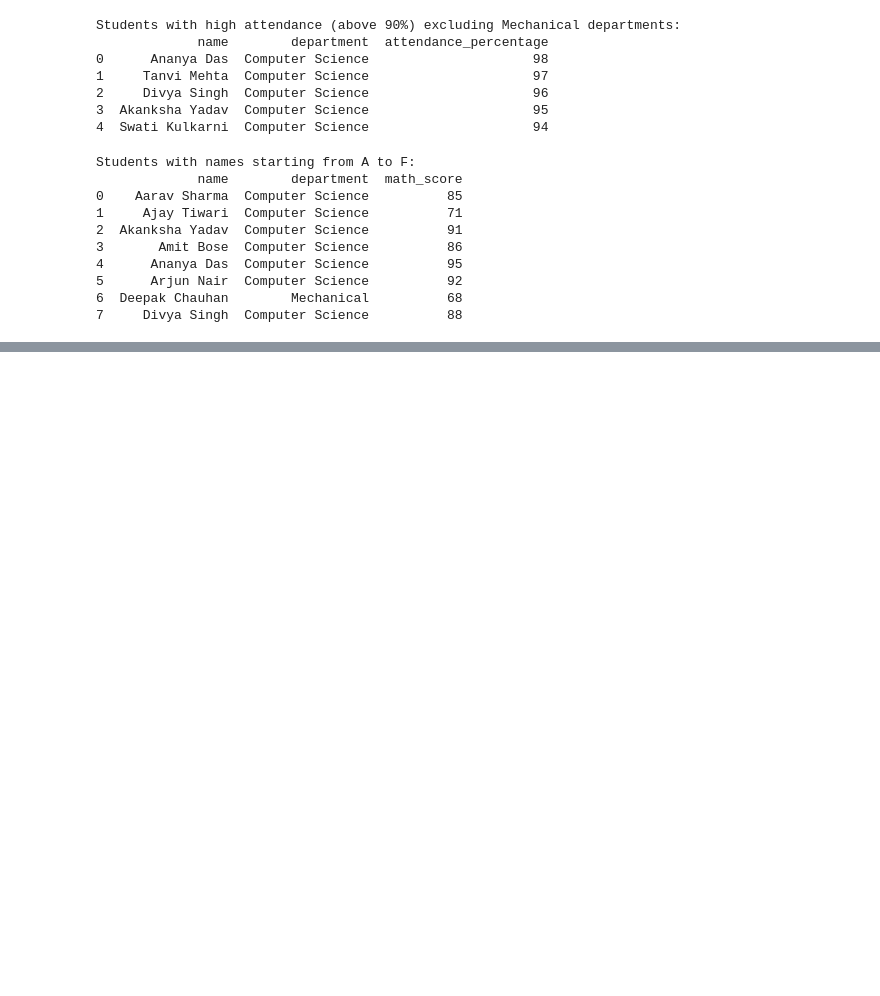
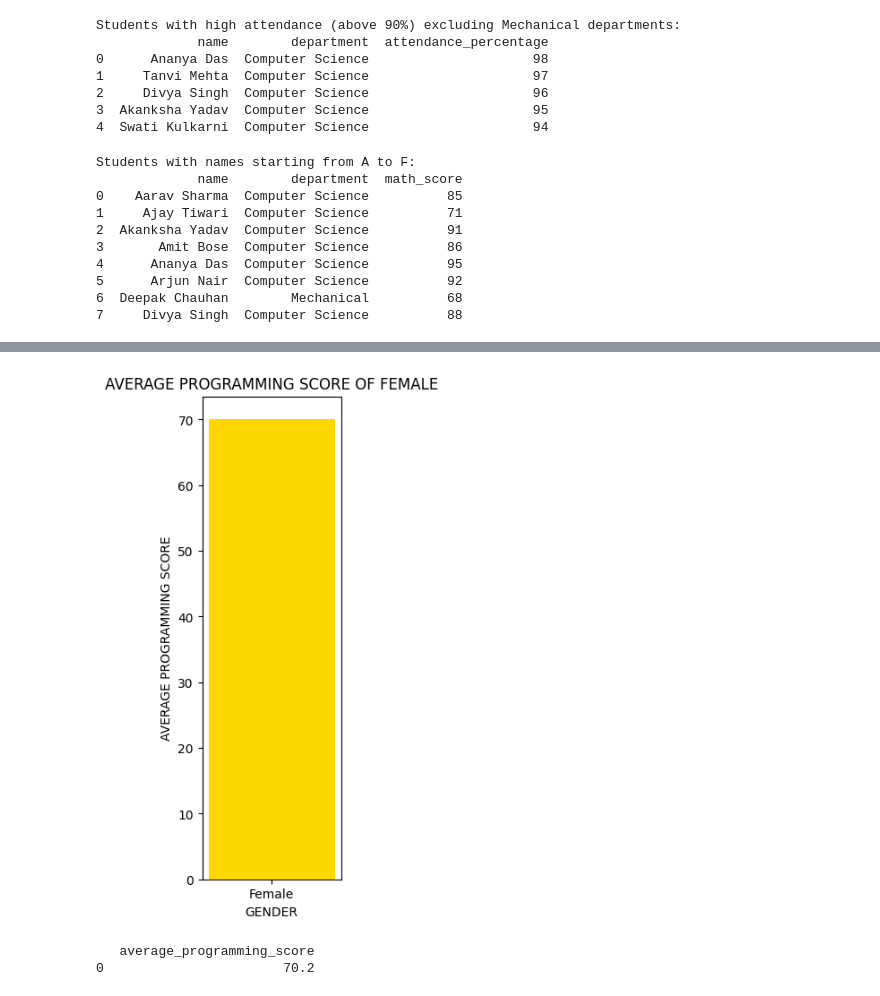
Before and after one commit to thanvika05/Thanvika_CodeBooster_2026, a Jupyter notebook: Day2/Day_2.ipynb, the cells around one changed output, grey strips where cells are left out. Drawn from its saved outputs; the diff is of its cells as text; code cells hidden in the pictures; blank space fills up the shorter version.

```diff
--- a/Day2/Day_2.ipynb
+++ b/Day2/Day_2.ipynb
@@ -165,0 +354,28 @@ Students with names starting from A to F:
+# %%
+fig , ax = plt.subplots(figsize=(2,7))
+plt.title("AVERAGE PROGRAMMING SCORE OF FEMALE")
+plt.xlabel("GENDER")
+plt.ylabel("AVERAGE PROGRAMMING SCORE")
+plt.bar(data['gender'],data['avg_programming_score'], color = ['gold'])
+plt.show()
+# %% [output]
+[figure, added]
+# %%
+import sqlite3
+import pandas as pd
+
+conn = sqlite3.connect('internship.db')
+
+sql_query = """
+SELECT AVG(programming_score) AS average_programming_score
+FROM students
+WHERE gender = 'Female';
+"""
+
+result_df = pd.read_sql(sql_query, conn)
+conn.close()
+
+print(result_df)
+# %% [output]
+   average_programming_score
+0                       70.2
```
Also changed, not shown: parts of 10 cells of this notebook.
